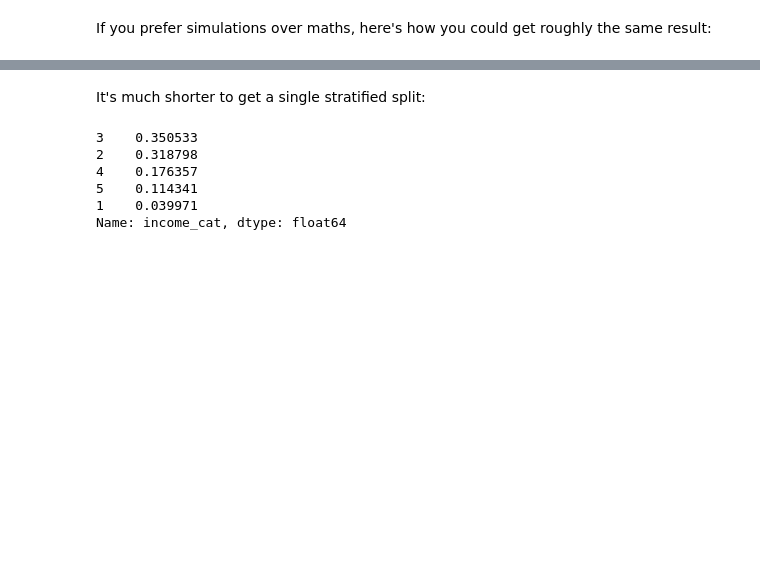
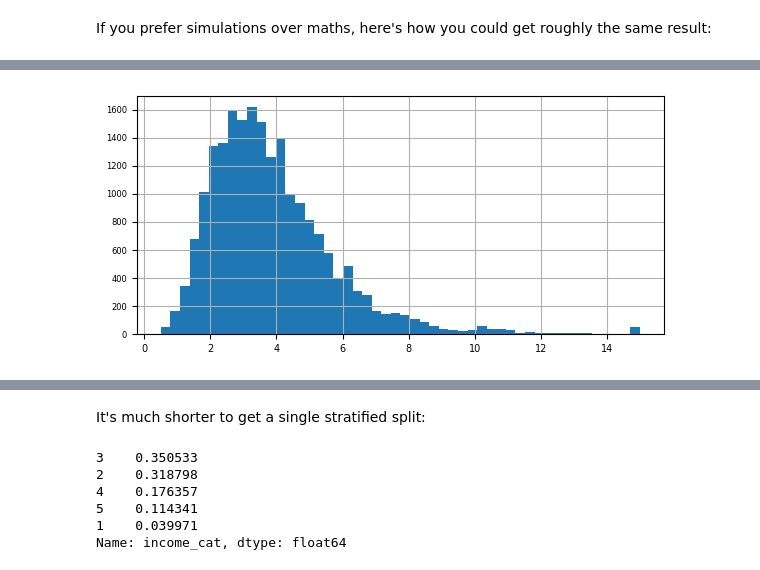
Before and after one commit to staffanw/Hands-On-ML-A-Geron, a Jupyter notebook: 02_end_to_end_machine_learning_project.ipynb, the cells around one changed output, grey strips where cells are left out. Saved outputs shown, nothing was run; the diff lists cells and outputs as text; code cells hidden in the pictures; blank space fills up the shorter version.

```diff
--- a/02_end_to_end_machine_learning_project.ipynb
+++ b/02_end_to_end_machine_learning_project.ipynb
@@ -227,0 +243,6 @@ samples = (np.random.rand(100_000, sample_size) < ratio_female).sum(axis=1)
+# %%
+housing["median_income"].hist(bins=50, figsize=(6, 3))
+save_fig("attribute_histogram_plots")  # extra code
+plt.show()
+# %% [output]
+[figure, added]
```
Also changed, not shown: parts of 11 cells of this notebook.
